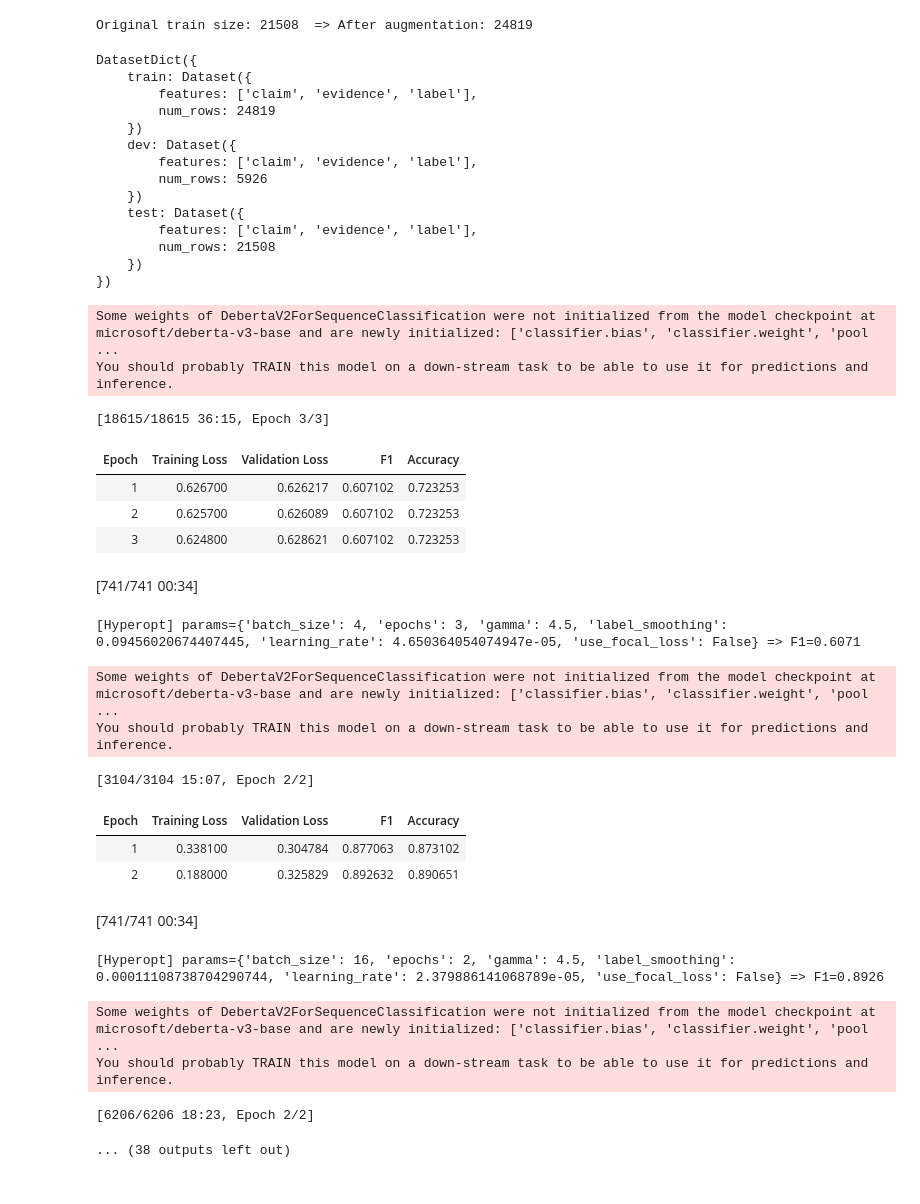
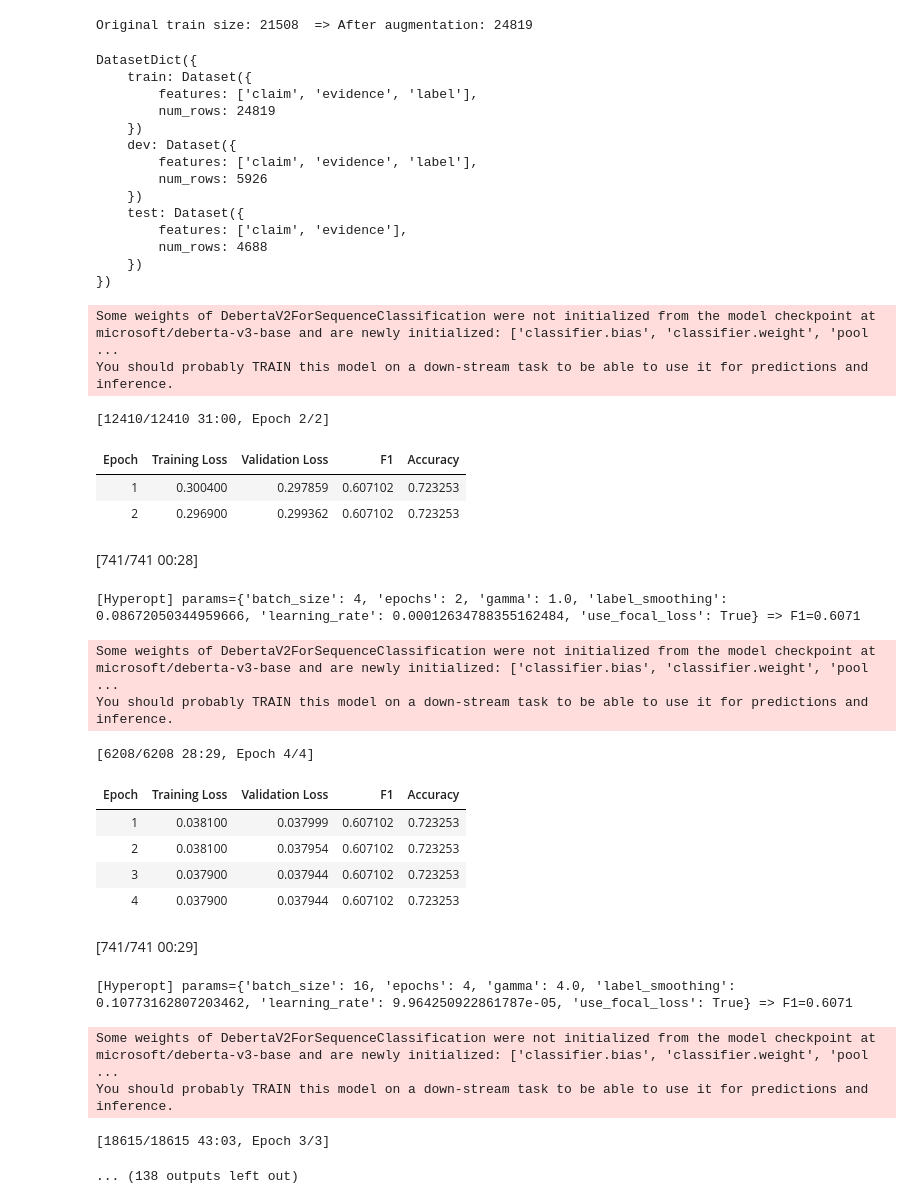
Before and after one commit to BenTheBacker/NLU---Project, a Jupyter notebook: nlu-task-c.ipynb, the cells around one changed output. Saved outputs shown, nothing was run; the diff lists cells and outputs as text; code cells hidden in the pictures.

```diff
--- a/nlu-task-c.ipynb
+++ b/nlu-task-c.ipynb
@@ -45,9 +45,12 @@ Using device: cuda
 #       test.csv:  claim, evidence, (no label)
 # ----------------------------------------------------------------------------
 
-TRAIN_PATH = "/kaggle/input/nlu-ed-task/train.csv"
-DEV_PATH   = "/kaggle/input/nlu-ed-task/dev.csv"
-TEST_PATH  = "/kaggle/input/nlu-ed-task/train.csv"
+TRAIN_PATH = "data\\train.csv"
+DEV_PATH   = "data\\dev.csv"
+TEST_PATH  = "data\\test.csv"
+
+BEST_MODEL_PATH = "data\\taskC\\best_deberta_model.pt"
+OUTPUT_PATH = "data\\taskC\\predictions.csv"
 
 train_df = pd.read_csv(TRAIN_PATH)
 dev_df   = pd.read_csv(DEV_PATH)
@@ -166,8 +169,8 @@ DatasetDict({
         num_rows: 5926
     })
     test: Dataset({
-        features: ['claim', 'evidence', 'label'],
-        num_rows: 21508
+        features: ['claim', 'evidence'],
+        num_rows: 4688
     })
 })
 # %%
@@ -212,7 +212,7 @@ encoded_dataset["test"].set_format("torch")
 # %%
 # ----------------------------------------------------------------------------
 #  6. CUSTOM MODEL: Focal Loss or Label Smoothing
-#     We'll override forward() to allow advanced loss functions.
+#     overridomg forward() to allow advanced loss functions.
 # ----------------------------------------------------------------------------
 
 import torch.nn as nn
@@ -233,6 +233,8 @@ class CustomDebertaModel(nn.Module):
 
     def forward(self, input_ids=None, attention_mask=None, labels=None, **kwargs):
         # DeBERTa forward pass (omit internal CE)
+        kwargs.pop("num_items_in_batch", None)
+
         outputs = self.model(
             input_ids=input_ids,
             attention_mask=attention_mask,
@@ -325,7 +327,7 @@ def objective(space):
         metric_for_best_model="f1",
         greater_is_better=True,
         save_total_limit=1,
-        report_to="none",  # Turn off W&B or any other tracking
+        report_to="none",
         logging_steps=1
     )
 
@@ -334,7 +336,7 @@ def objective(space):
         args=training_args,
         train_dataset=encoded_dataset["train"],
         eval_dataset=encoded_dataset["dev"],
-        tokenizer=tokenizer,
+        processing_class=tokenizer,
         compute_metrics=compute_metrics
     )
 
@@ -346,50 +348,51 @@ def objective(space):
     return {"loss": -f1, "status": STATUS_OK}
 
 
 # Define search space
 search_space = {
     "learning_rate":   hp.loguniform("learning_rate", np.log(1e-5), np.log(5e-4)),
     "epochs":          hp.choice("epochs", [2, 3, 4]),
     "batch_size":      hp.choice("batch_size", [4, 8, 16]),
     "use_focal_loss":  hp.choice("use_focal_loss", [False, True]),
-    "gamma":           hp.quniform("gamma", 1.0, 5.0, 0.5),    # relevant if focal_loss=True
+    "gamma":           hp.quniform("gamma", 1.0, 5.0, 0.5),
     "label_smoothing": hp.uniform("label_smoothing", 0.0, 0.2)
 }
 
-max_evals = 10  # For demonstration; increase for better search
+max_evals = 30
 trials = Trials()
 
 best = fmin(
     fn=objective,
     space=search_space,
     algo=tpe.suggest,
     max_evals=max_evals,
     trials=trials
 )
 
 print("\nHyperopt best param indices:", best)
 # %% [output]
 Some weights of DebertaV2ForSequenceClassification were not initialized from the model checkpoint at microsoft/deberta-v3-base and are newly initialized: ['classifier.bias', 'classifier.weight', 'pool ...
 You should probably TRAIN this model on a down-stream task to be able to use it for predictions and inference.
-[18615/18615 36:15, Epoch 3/3]
+[12410/12410 31:00, Epoch 2/2]
 | Epoch | Training Loss | Validation Loss | F1 | Accuracy |
-| 1 | 0.626700 | 0.626217 | 0.607102 | 0.723253 |
-| 2 | 0.625700 | 0.626089 | 0.607102 | 0.723253 |
-| 3 | 0.624800 | 0.628621 | 0.607102 | 0.723253 |
+| 1 | 0.300400 | 0.297859 | 0.607102 | 0.723253 |
+| 2 | 0.296900 | 0.299362 | 0.607102 | 0.723253 |
-[741/741 00:34]
+[741/741 00:28]
-[Hyperopt] params={'batch_size': 4, 'epochs': 3, 'gamma': 4.5, 'label_smoothing': 0.09456020674407445, 'learning_rate': 4.650364054074947e-05, 'use_focal_loss': False} => F1=0.6071
+[Hyperopt] params={'batch_size': 4, 'epochs': 2, 'gamma': 1.0, 'label_smoothing': 0.08672050344959666, 'learning_rate': 0.00012634788355162484, 'use_focal_loss': True} => F1=0.6071
 Some weights of DebertaV2ForSequenceClassification were not initialized from the model checkpoint at microsoft/deberta-v3-base and are newly initialized: ['classifier.bias', 'classifier.weight', 'pool ...
 You should probably TRAIN this model on a down-stream task to be able to use it for predictions and inference.
-[3104/3104 15:07, Epoch 2/2]
+[6208/6208 28:29, Epoch 4/4]
 | Epoch | Training Loss | Validation Loss | F1 | Accuracy |
-| 1 | 0.338100 | 0.304784 | 0.877063 | 0.873102 |
-| 2 | 0.188000 | 0.325829 | 0.892632 | 0.890651 |
+| 1 | 0.038100 | 0.037999 | 0.607102 | 0.723253 |
+| 2 | 0.038100 | 0.037954 | 0.607102 | 0.723253 |
+| 3 | 0.037900 | 0.037944 | 0.607102 | 0.723253 |
+| 4 | 0.037900 | 0.037944 | 0.607102 | 0.723253 |
-[741/741 00:34]
+[741/741 00:29]
-[Hyperopt] params={'batch_size': 16, 'epochs': 2, 'gamma': 4.5, 'label_smoothing': 0.00011108738704290744, 'learning_rate': 2.379886141068789e-05, 'use_focal_loss': False} => F1=0.8926
+[Hyperopt] params={'batch_size': 16, 'epochs': 4, 'gamma': 4.0, 'label_smoothing': 0.10773162807203462, 'learning_rate': 9.964250922861787e-05, 'use_focal_loss': True} => F1=0.6071
 Some weights of DebertaV2ForSequenceClassification were not initialized from the model checkpoint at microsoft/deberta-v3-base and are newly initialized: ['classifier.bias', 'classifier.weight', 'pool ...
 You should probably TRAIN this model on a down-stream task to be able to use it for predictions and inference.
-[6206/6206 18:23, Epoch 2/2]
+[18615/18615 43:03, Epoch 3/3]
-... (38 outputs left out)
+... (138 outputs left out)
 # %%
 # ----------------------------------------------------------------------------
 #  7.1 Interpret best param indices from Hyperopt
```
Also changed, not shown: parts of 13 cells of this notebook, 3 other files.
